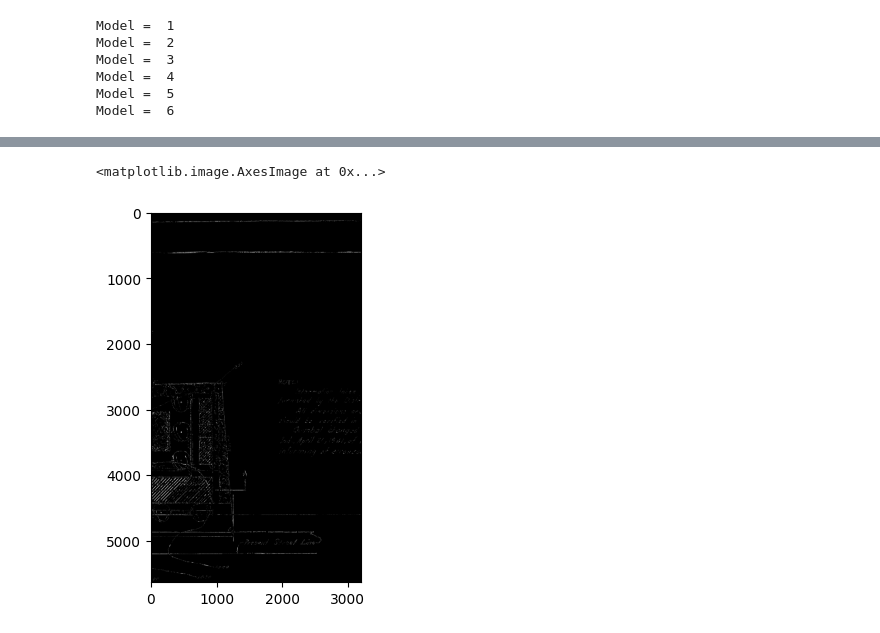
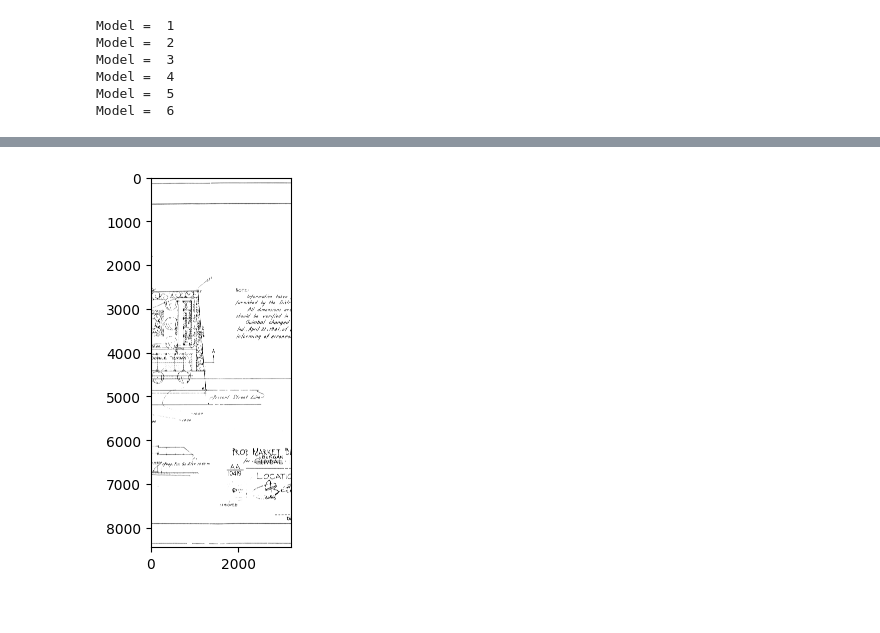
Before and after one commit to mgnarag/binarization-lowres, a Jupyter notebook: Metric.ipynb, the cells around one changed output, grey strips where cells are left out. Drawn from its saved outputs; the diff is of its cells as text; code cells hidden in the pictures.

```diff
--- a/Metric.ipynb
+++ b/Metric.ipynb
@@ -211,5 +171,7 @@ plt.imshow(output & ~gt,cmap = 'gray')
-# %%
-plt.imshow(~output & gt,cmap = 'gray')
-# %% [output]
-<matplotlib.image.AxesImage at 0x...>
-[figure, removed]
+# %%
+TP = output & gt
+TP = Image.fromarray(~TP)
+plt.imshow(TP,cmap = 'gray')
+TP.save(file_path + "5 Tested/TP.png")
+# %% [output]
+[figure, added]
```
Also changed, not shown: parts of 9 cells of this notebook.
